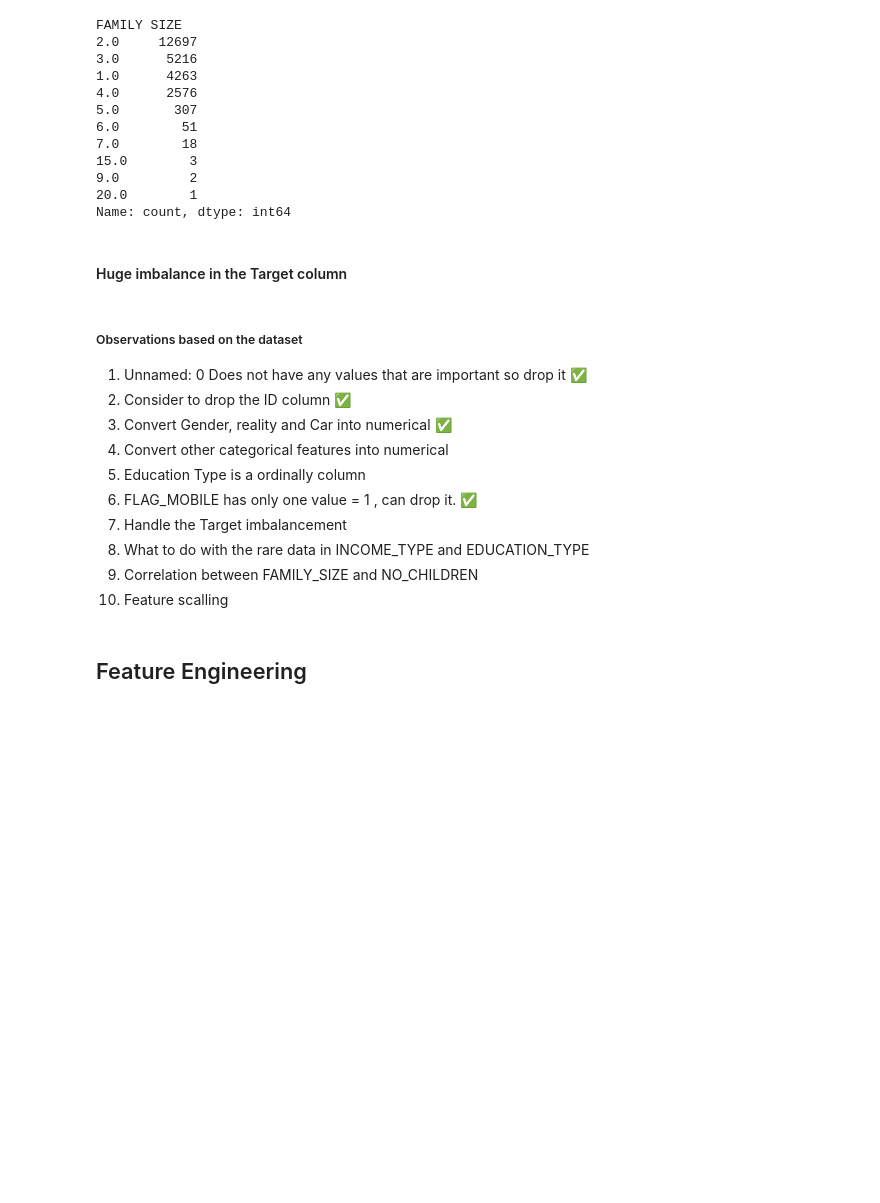
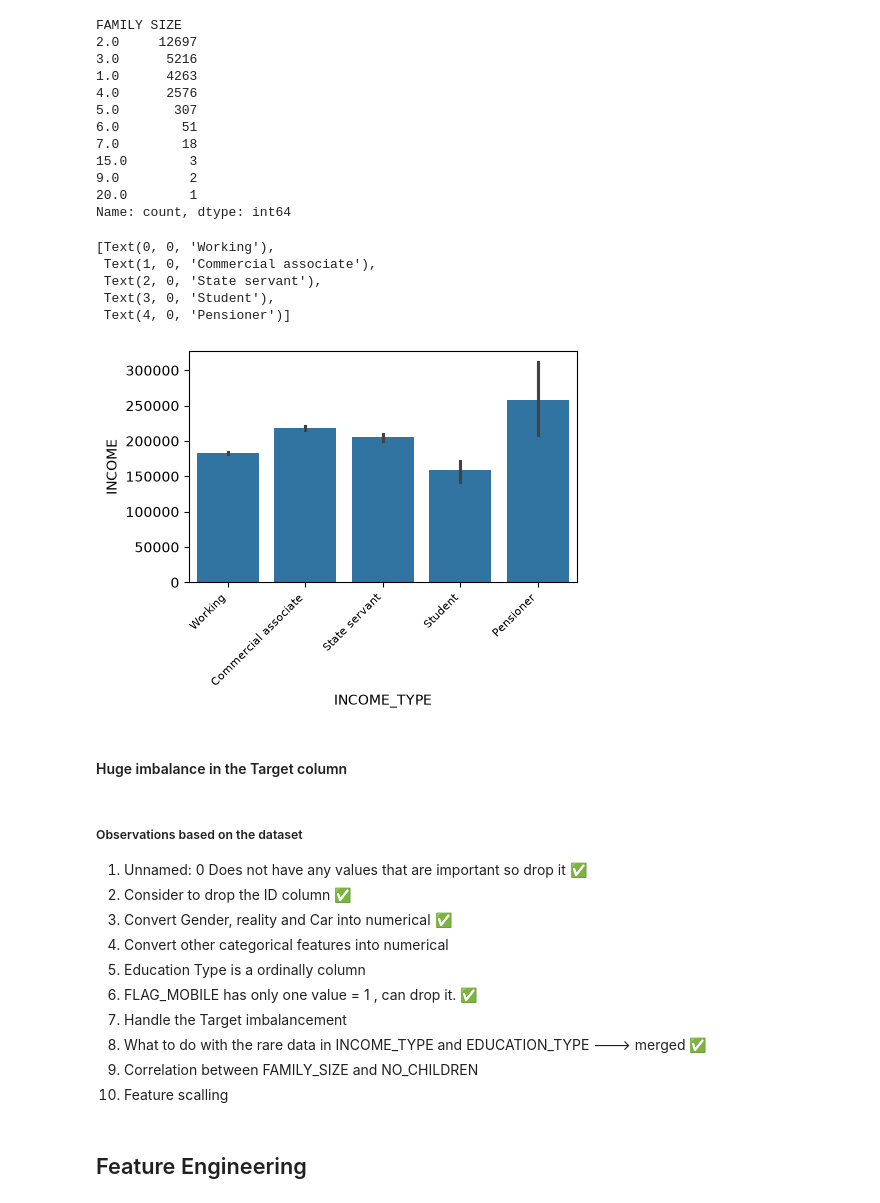
Before and after one commit to namitha9eshan/credit_card_fraud_detection_project, a Jupyter notebook: notebooks/EDA_&_Feature_Engineering.ipynb, the cells around one changed output. Drawn from its saved outputs; the diff is of its cells as text; code cells hidden in the pictures; blank space fills up the shorter version.

```diff
--- a/notebooks/EDA_&_Feature_Engineering.ipynb
+++ b/notebooks/EDA_&_Feature_Engineering.ipynb
@@ -229,6 +229,18 @@ FAMILY SIZE
 9.0         2
 20.0        1
 Name: count, dtype: int64
+# %%
+#Checking INCOME_TYPE vs INCOME to see if there is a relation.
+plt.figure(figsize=(5,3))
+ax = sns.barplot(x='INCOME_TYPE', y='INCOME', data=df, estimator='mean')
+ax.set_xticklabels(ax.get_xticklabels(),rotation = 45,  fontsize = 8, ha = 'right')
+# %% [output]
+[Text(0, 0, 'Working'),
+ Text(1, 0, 'Commercial associate'),
+ Text(2, 0, 'State servant'),
+ Text(3, 0, 'Student'),
+ Text(4, 0, 'Pensioner')]
+[figure, added]
 # %% [markdown]
 #### Huge imbalance in the Target column
 # %% [markdown]
@@ -240,7 +252,7 @@ Name: count, dtype: int64
 5. Education Type is a ordinally column
 6. FLAG_MOBILE has only one value = 1 , can drop it. ✅
 7. Handle the Target imbalancement
-8. What to do with the rare data in INCOME_TYPE and EDUCATION_TYPE
+8. What to do with the rare data in INCOME_TYPE and EDUCATION_TYPE ---> merged ✅
 9. Correlation between FAMILY_SIZE and NO_CHILDREN
 10. Feature scalling
 # %% [markdown]
```
Also changed, not shown: parts of 13 cells of this notebook.
